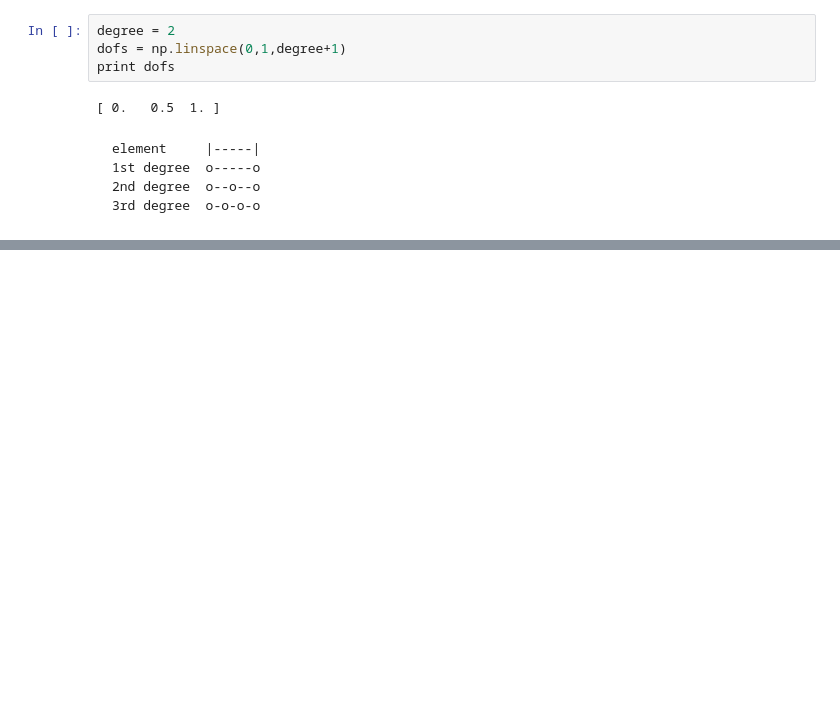
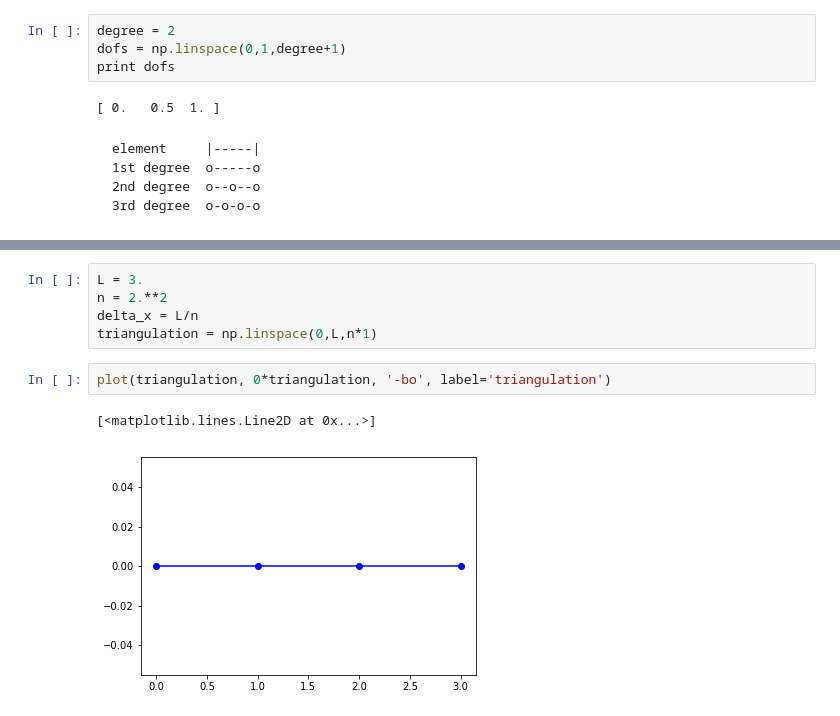
Before and after one commit to nicolacavallini/fem_intro, a Jupyter notebook: fem_playgroud.ipynb, the cells around one changed output, grey strips where cells are left out. Drawn from its saved outputs; the diff is of its cells as text; blank space fills up the shorter version.

```diff
--- a/fem_playgroud.ipynb
+++ b/fem_playgroud.ipynb
@@ -99,0 +145,10 @@ plot(dofs, 0*dofs, 'ro')
+# %%
+L = 3.
+n = 2.**2
+delta_x = L/n
+triangulation = np.linspace(0,L,n*1)
+# %%
+plot(triangulation, 0*triangulation, '-bo', label='triangulation')
+# %% [output]
+[<matplotlib.lines.Line2D at 0x...>]
+[figure, added]
```
Also changed, not shown: parts of 17 cells of this notebook.
